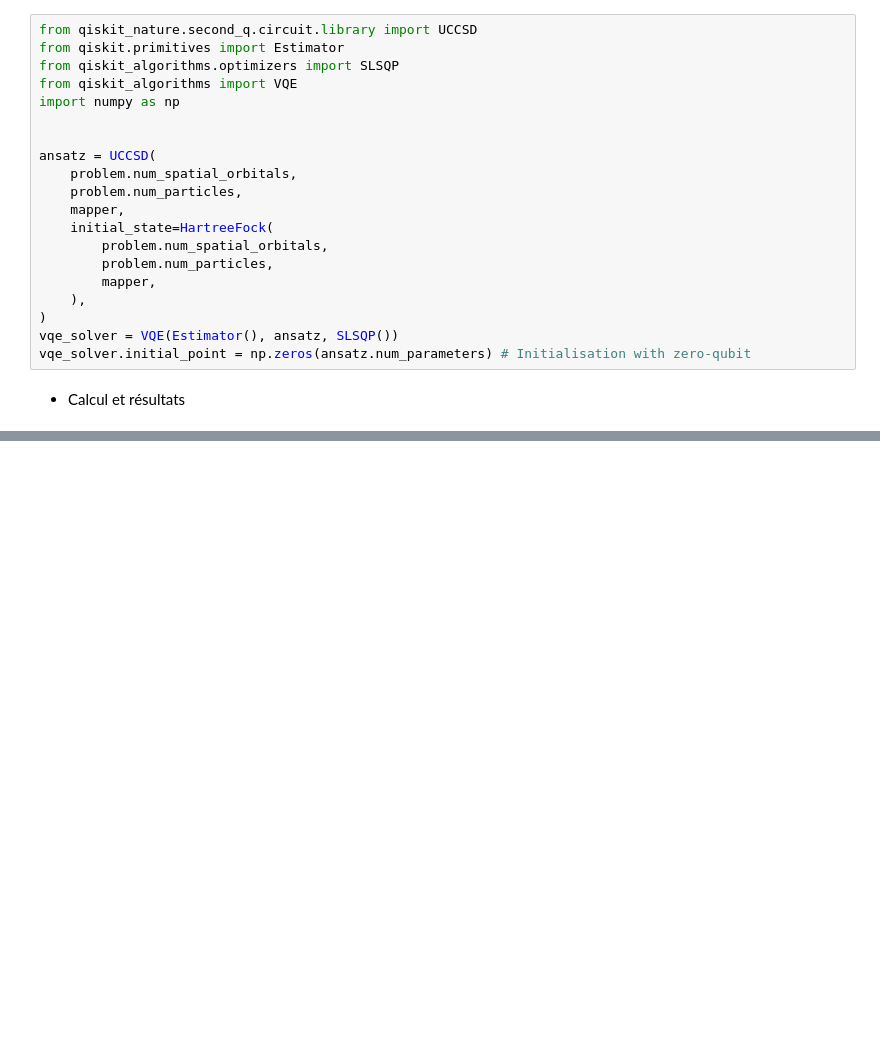
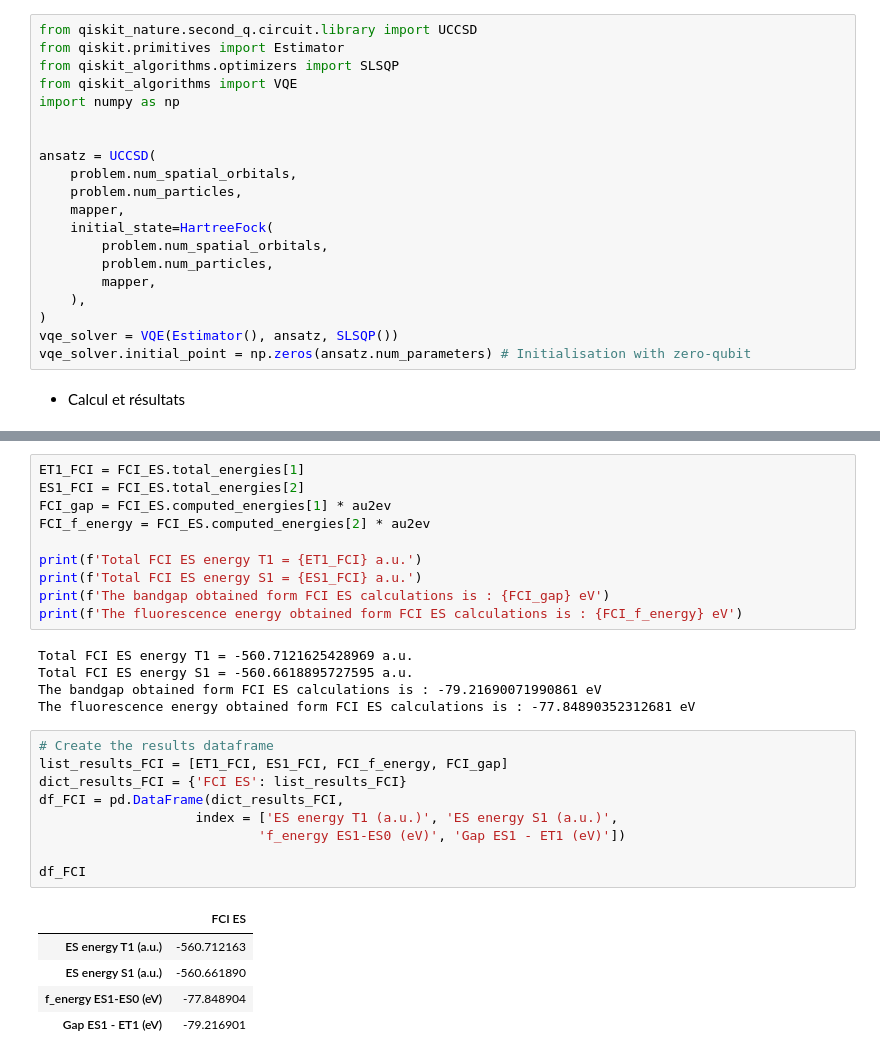
Before and after one commit to NanaEngo/PHY4268_Tutoriels_2024, a Jupyter notebook: PHY4248_ Tutorial 4 - Qiskit VQE with active space_ 240511.ipynb, the cells around one changed output, grey strips where cells are left out. Drawn from its saved outputs; the diff is of its cells as text; blank space fills up the shorter version.

```diff
--- a/PHY4248_ Tutorial 4 - Qiskit VQE with active space_ 240511.ipynb
+++ b/PHY4248_ Tutorial 4 - Qiskit VQE with active space_ 240511.ipynb
@@ -457,0 +556,30 @@ error between the two exact calculations, 0.0 kcal/mol
+# %%
+ET1_FCI = FCI_ES.total_energies[1]
+ES1_FCI = FCI_ES.total_energies[2]
+FCI_gap = FCI_ES.computed_energies[1] * au2ev
+FCI_f_energy = FCI_ES.computed_energies[2] * au2ev
+
+print(f'Total FCI ES energy T1 = {ET1_FCI} a.u.')
+print(f'Total FCI ES energy S1 = {ES1_FCI} a.u.')
+print(f'The bandgap obtained form FCI ES calculations is : {FCI_gap} eV')
+print(f'The fluorescence energy obtained form FCI ES calculations is : {FCI_f_energy} eV')
+# %% [output]
+Total FCI ES energy T1 = -560.7121625428969 a.u.
+Total FCI ES energy S1 = -560.6618895727595 a.u.
+The bandgap obtained form FCI ES calculations is : -79.21690071990861 eV
+The fluorescence energy obtained form FCI ES calculations is : -77.84890352312681 eV
+# %%
+# Create the results dataframe
+list_results_FCI = [ET1_FCI, ES1_FCI, FCI_f_energy, FCI_gap]
+dict_results_FCI = {'FCI ES': list_results_FCI}
+df_FCI = pd.DataFrame(dict_results_FCI,
+                    index = ['ES energy T1 (a.u.)', 'ES energy S1 (a.u.)',
+                            'f_energy ES1-ES0 (eV)', 'Gap ES1 - ET1 (eV)'])
+
+df_FCI
+# %% [output]
+|  | FCI ES |
+| ES energy T1 (a.u.) | -560.712163 |
+| ES energy S1 (a.u.) | -560.661890 |
+| f_energy ES1-ES0 (eV) | -77.848904 |
+| Gap ES1 - ET1 (eV) | -79.216901 |
```
Also changed, not shown: parts of 34 cells of this notebook, 1 other file.
